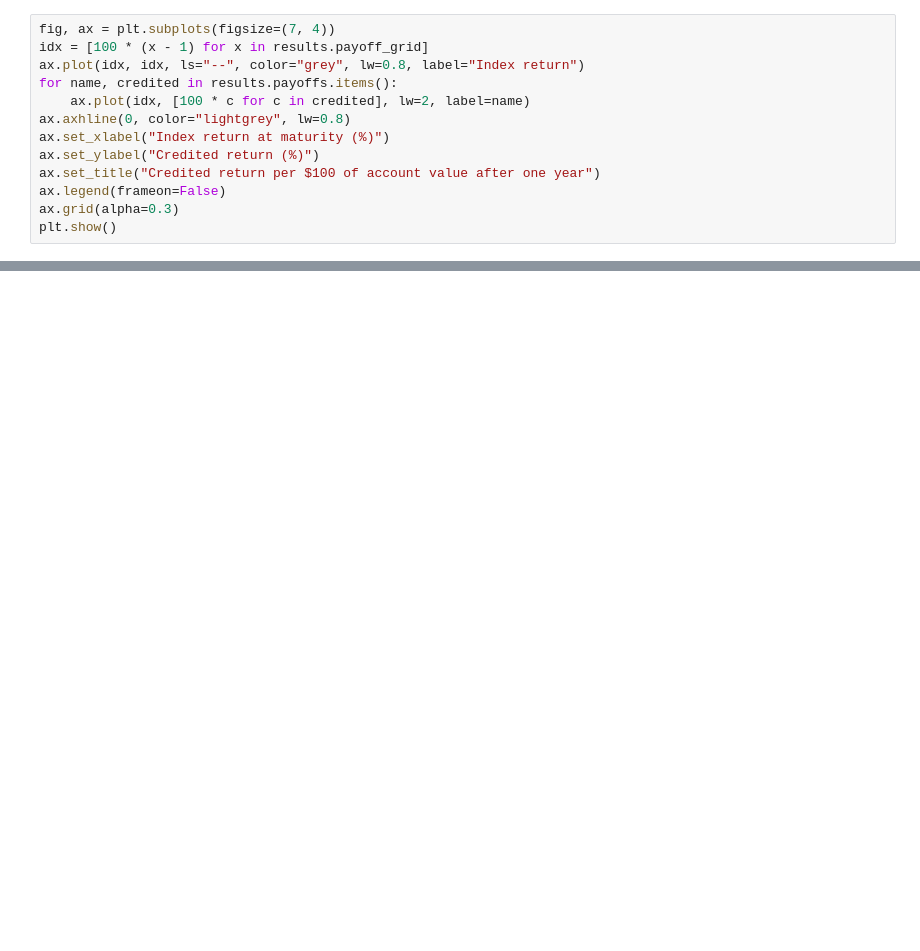
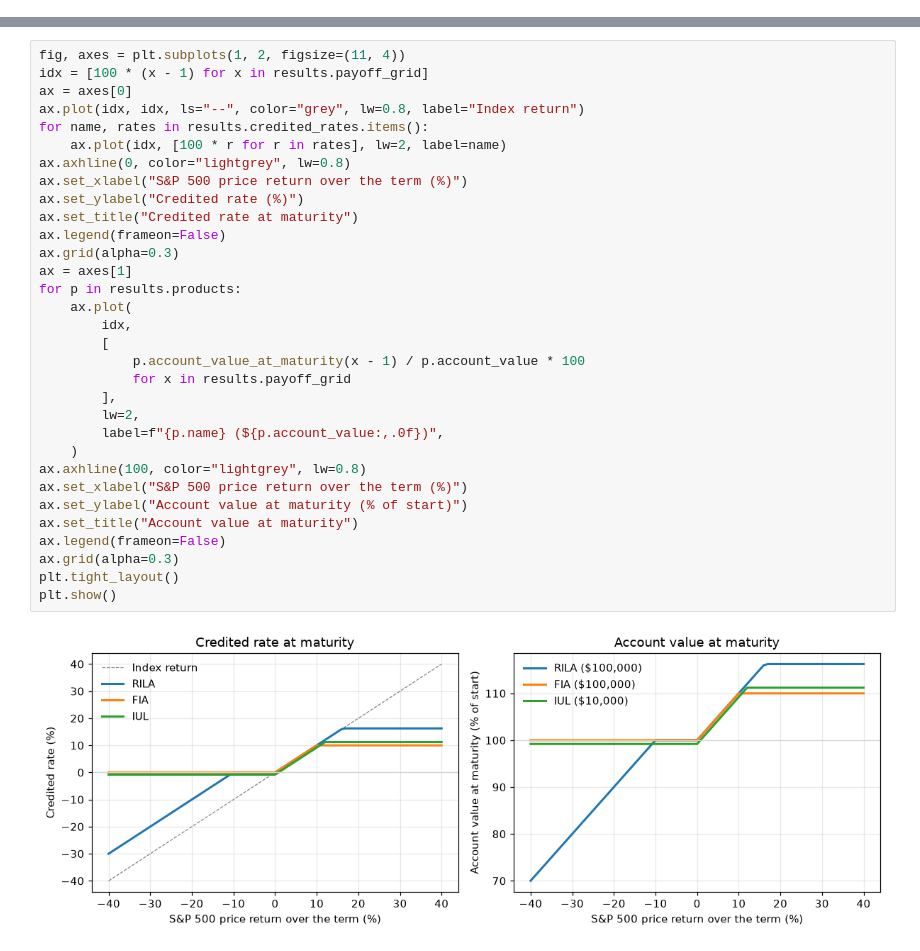
Before and after one commit to SheilaChenn/ALM-hedging-strategies-dummy, a Jupyter notebook: simple/simple_model.ipynb, the cells around one changed output, grey strips where cells are left out. Saved outputs shown, nothing was run; the diff lists cells and outputs as text; blank space fills up the shorter version.

Commit message:
Update the simple model to dated Pacific Life product terms with bond/option/fee decomposition, hedge analysis, and reports
Co-authored-by: sheashuahanc <sheashuahanc@gmail.com>

```diff
--- a/simple/simple_model.ipynb
+++ b/simple/simple_model.ipynb
@@ -62,13 +0,0 @@ that short-put-to-the-policyholder is what pays for the much higher cap.
-# %%
-fig, ax = plt.subplots(figsize=(7, 4))
-idx = [100 * (x - 1) for x in results.payoff_grid]
-ax.plot(idx, idx, ls="--", color="grey", lw=0.8, label="Index return")
-for name, credited in results.payoffs.items():
-    ax.plot(idx, [100 * c for c in credited], lw=2, label=name)
-ax.axhline(0, color="lightgrey", lw=0.8)
-ax.set_xlabel("Index return at maturity (%)")
-ax.set_ylabel("Credited return (%)")
-ax.set_title("Credited return per $100 of account value after one year")
-ax.legend(frameon=False)
-ax.grid(alpha=0.3)
-plt.show()
@@ -282,0 +104,34 @@ Monte Carlo, multi-Greek and constrained hedge optimisation, and policyholder be
+# %%
+fig, axes = plt.subplots(1, 2, figsize=(11, 4))
+idx = [100 * (x - 1) for x in results.payoff_grid]
+ax = axes[0]
+ax.plot(idx, idx, ls="--", color="grey", lw=0.8, label="Index return")
+for name, rates in results.credited_rates.items():
+    ax.plot(idx, [100 * r for r in rates], lw=2, label=name)
+ax.axhline(0, color="lightgrey", lw=0.8)
+ax.set_xlabel("S&P 500 price return over the term (%)")
+ax.set_ylabel("Credited rate (%)")
+ax.set_title("Credited rate at maturity")
+ax.legend(frameon=False)
+ax.grid(alpha=0.3)
+ax = axes[1]
+for p in results.products:
+    ax.plot(
+        idx,
+        [
+            p.account_value_at_maturity(x - 1) / p.account_value * 100
+            for x in results.payoff_grid
+        ],
+        lw=2,
+        label=f"{p.name} (${p.account_value:,.0f})",
+    )
+ax.axhline(100, color="lightgrey", lw=0.8)
+ax.set_xlabel("S&P 500 price return over the term (%)")
+ax.set_ylabel("Account value at maturity (% of start)")
+ax.set_title("Account value at maturity")
+ax.legend(frameon=False)
+ax.grid(alpha=0.3)
+plt.tight_layout()
+plt.show()
+# %% [output]
+[figure, added]
```
Also changed, not shown: parts of 39 cells of this notebook, 6 other files.
